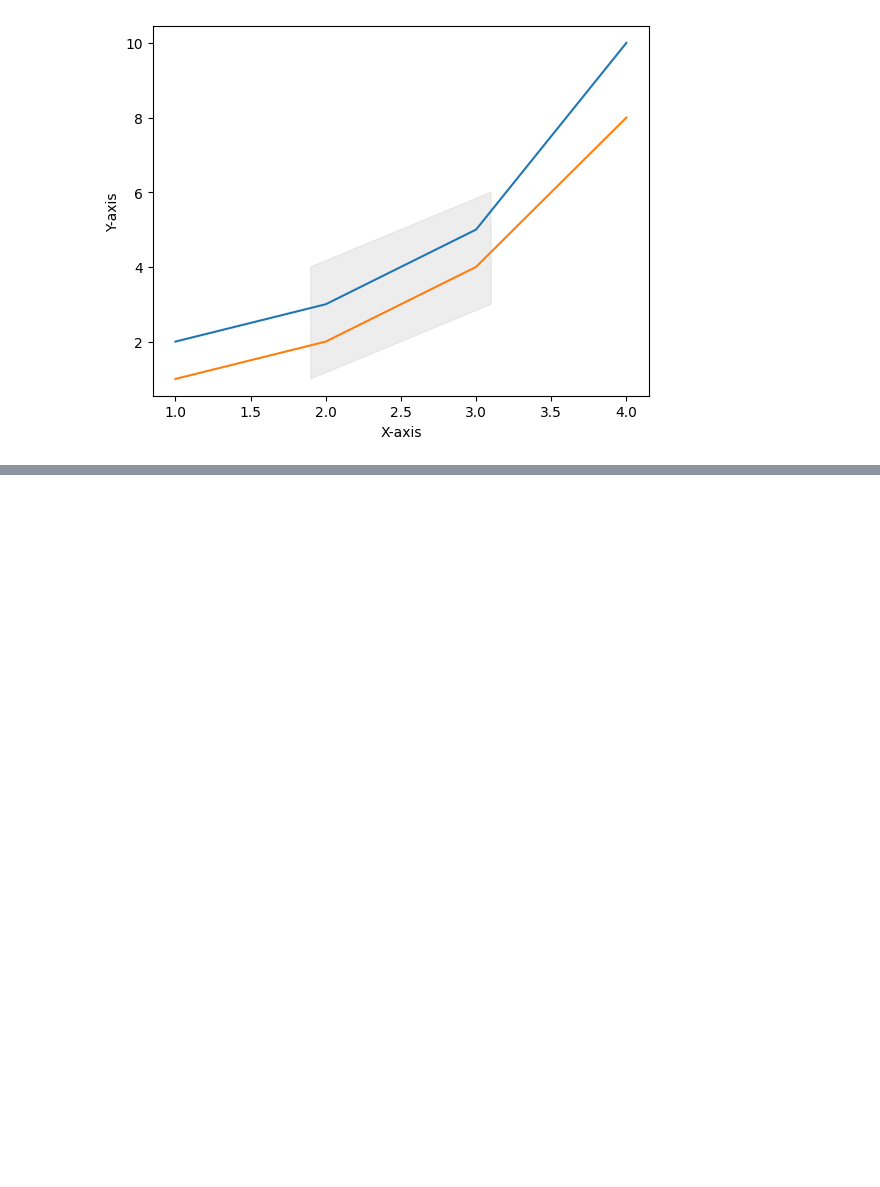
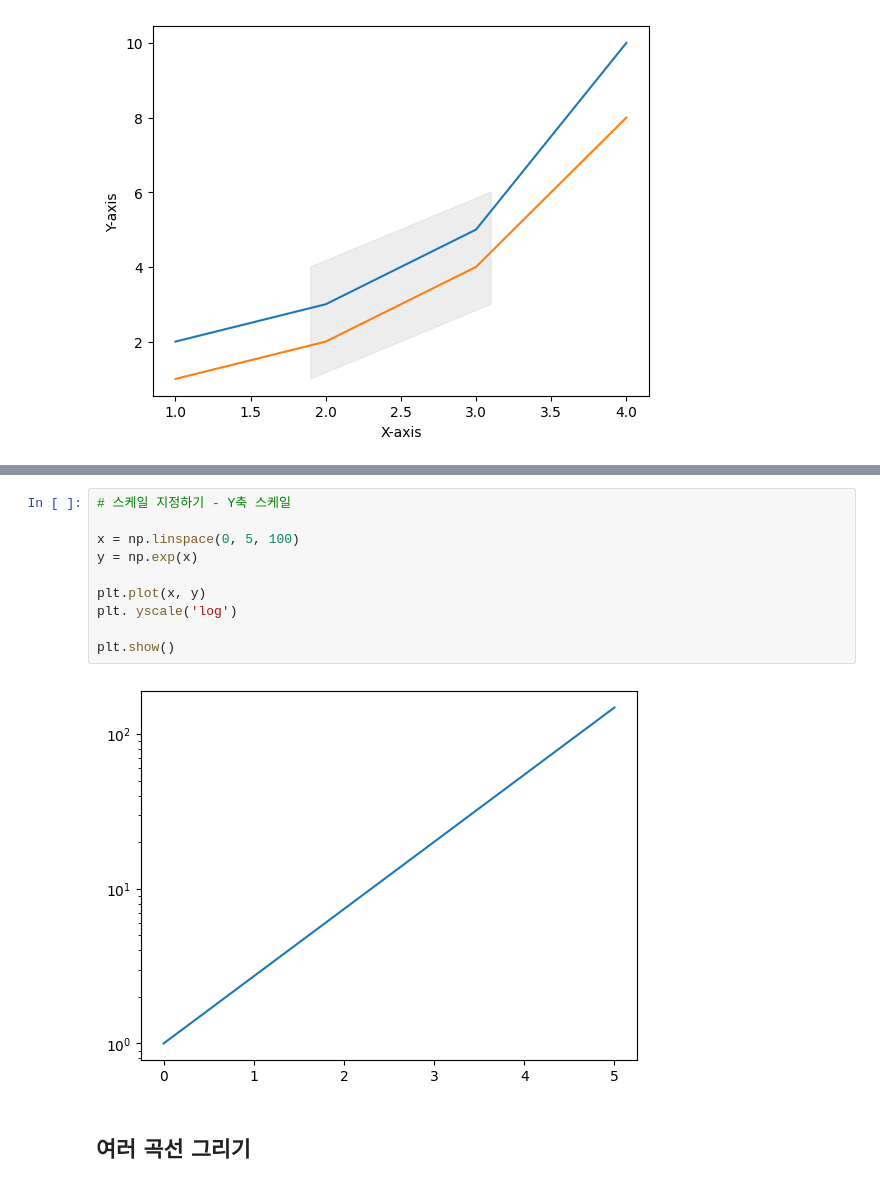
Before and after one commit to py4ine/study_Visualization, a Jupyter notebook: 20240619_Matplotlib_basic.ipynb, the cells around one changed output, grey strips where cells are left out. Saved outputs shown, nothing was run; the diff lists cells and outputs as text; blank space fills up the shorter version.

```diff
--- a/20240619_Matplotlib_basic.ipynb
+++ b/20240619_Matplotlib_basic.ipynb
@@ -515,0 +549,14 @@ plt.show()
+# %%
+# 스케일 지정하기 - Y축 스케일
+
+x = np.linspace(0, 5, 100)
+y = np.exp(x)
+
+plt.plot(x, y)
+plt. yscale('log')
+
+plt.show()
+# %% [output]
+[figure, added]
+# %% [markdown]
+## 여러 곡선 그리기
```
Also changed, not shown: parts of 19 cells of this notebook.
